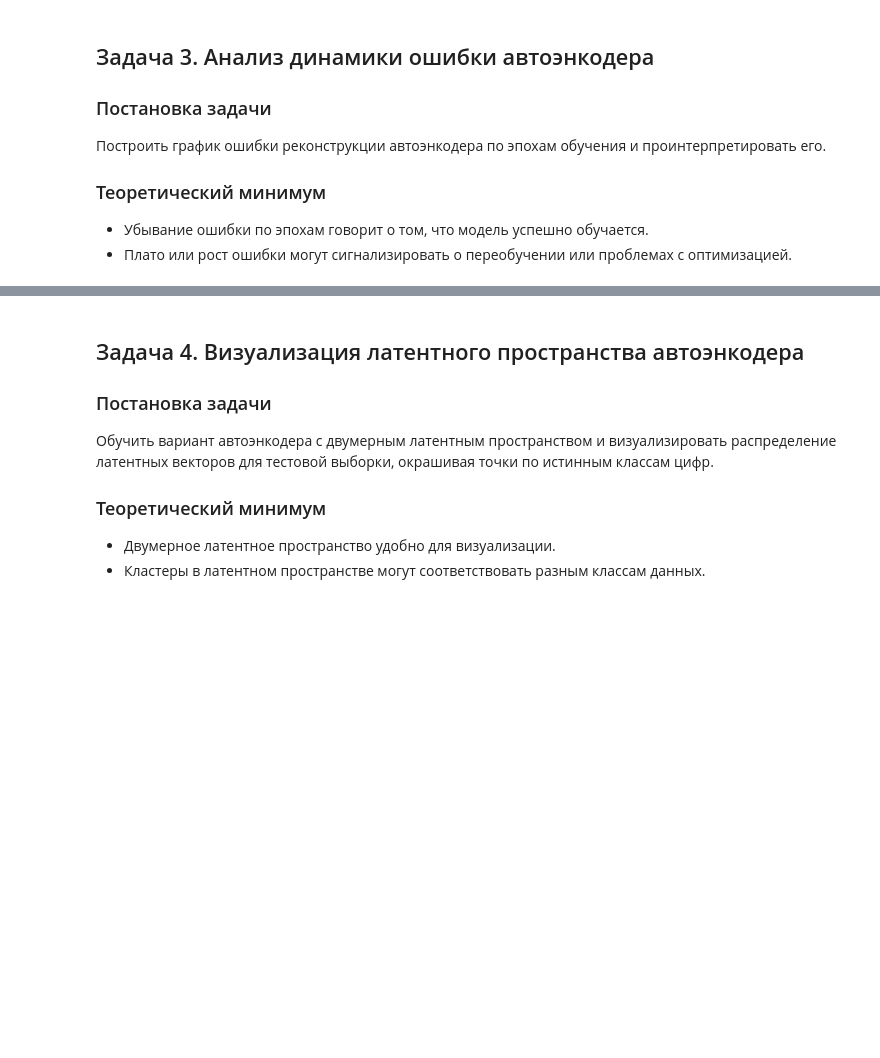
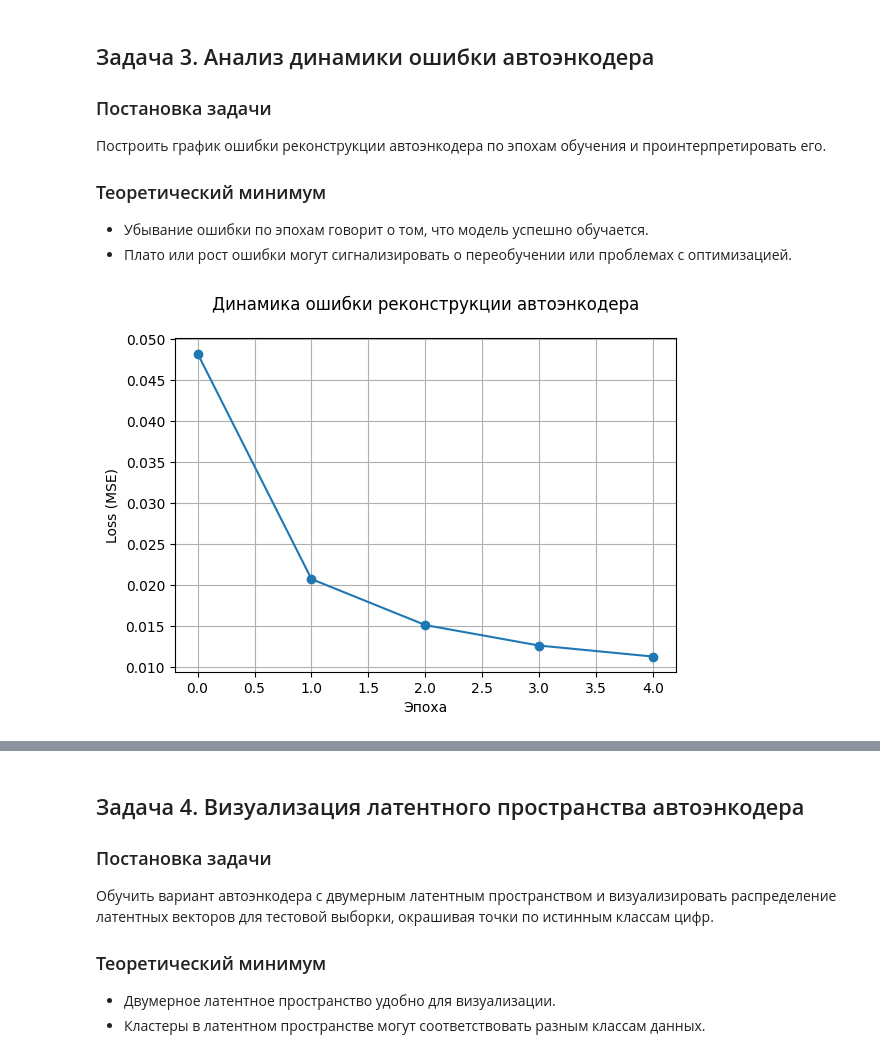
Before and after one commit to EgrSlv/DeepLearning__MIPT, a Jupyter notebook: Hw5_m5_ae_vae__Solovev_Egor.ipynb, the cells around one changed output, grey strips where cells are left out. Drawn from its saved outputs; the diff is of its cells as text; code cells hidden in the pictures; blank space fills up the shorter version.

```diff
--- a/Hw5_m5_ae_vae__Solovev_Egor.ipynb
+++ b/Hw5_m5_ae_vae__Solovev_Egor.ipynb
@@ -362,13 +363,16 @@ plt.subplots_adjust(hspace=-0.6); plt.tight_layout(); plt.show()
 # %%
 # Задача 3. Анализ динамики ошибки автоэнкодера
 
-# TODO: Постройте график ошибки по эпохам
-# plt.plot(train_losses, label='Train Loss')
-# plt.xlabel('Epoch')
-# plt.ylabel('MSE Loss')
-# plt.legend()
-# plt.show()
+# DONE: Постройте график ошибки по эпохам
+plt.figure(figsize=(6, 4.5))
+plt.plot(train_losses, label="Train Loss", marker="o")
+plt.xlabel("Эпоха")
+plt.ylabel("Loss (MSE)")
+plt.title("Динамика ошибки реконструкции автоэнкодера", y=1.06)
+plt.grid(); plt.tight_layout(); plt.show()
 
-# TODO: Проанализируйте график
+# DONE: Проанализируйте график
+# %% [output]
+[figure, added]
 # %% [markdown]
 **Интерпретация:**
```
Also changed, not shown: parts of 19 cells of this notebook.
